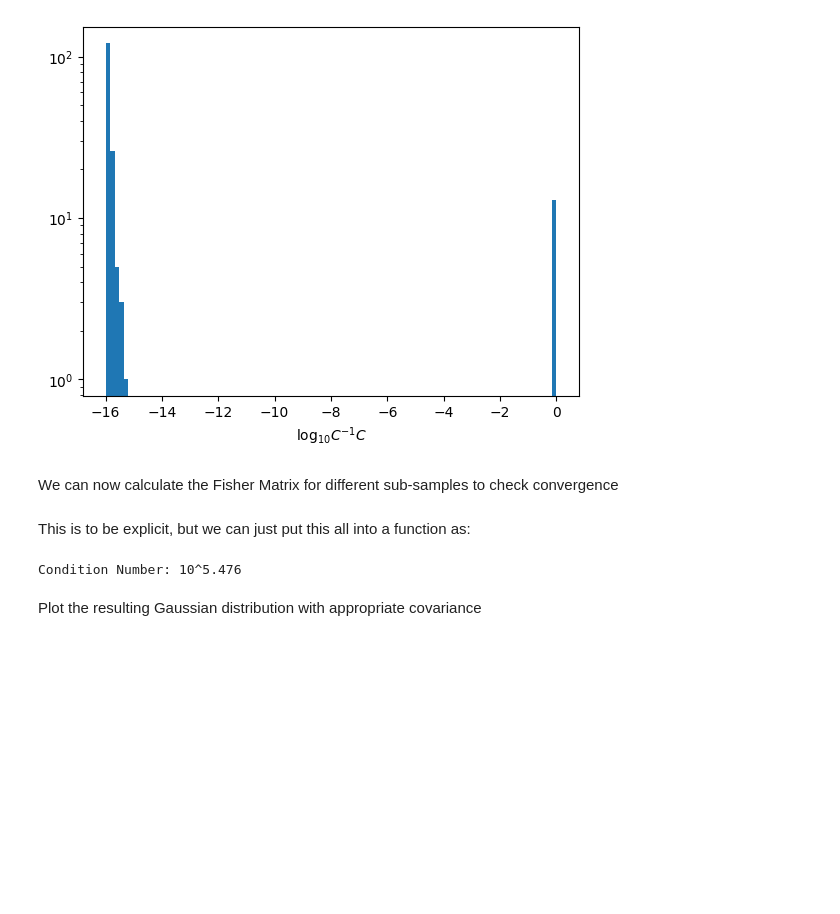
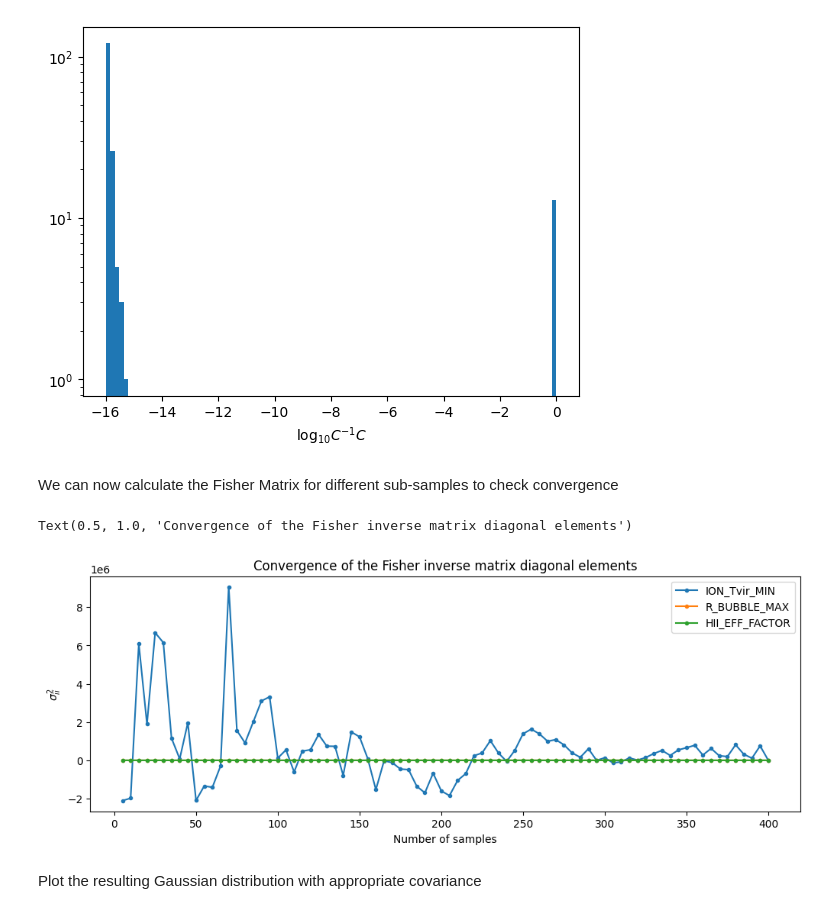
Before and after one commit to sambit-giri/ska_eor_inference, a Jupyter notebook: Fisher_Tutorial_with_noise.ipynb, the cells around one changed output. Drawn from its saved outputs; the diff is of its cells as text; code cells hidden in the pictures; blank space fills up the shorter version.

```diff
--- a/Fisher_Tutorial_with_noise.ipynb
+++ b/Fisher_Tutorial_with_noise.ipynb
@@ -225,5 +223,3 @@ for k, sample_size in enumerate(samples):
         for j in range(nparams):
             PS_Fisher[k, i, j] = np.dot(deriv_sample[i], np.dot(np.linalg.inv(covariance), deriv_sample[j]))
     PS_Fisher_Inv[k] = np.linalg.inv(PS_Fisher[k])
-# %% [markdown]
-This is to be explicit, but we can just put this all into a function as:
@@ -290,8 +226,14 @@ def get_fisher(derivatives, fiducial, nparams):
-# %%
-# Get Fisher Matrix
-PS_Fisher, PS_Fisher_Inv, samples = get_fisher(PS_derivs,PS_fid,nparams)
-# %% [output]
-Condition Number: 10^5.476
+# %%
+plt.figure(figsize=(12, 4))
+for i, param in enumerate(params):
+    plt.plot(samples, [np.diag(PS_Fisher_Inv[k])[i]-np.diag(PS_Fisher_Inv[-1])[i] for k in range(samples.size)], marker='.', label=param)
+plt.legend()
+plt.ylabel(r'$\sigma^2_{ii}$')
+plt.xlabel('Number of samples')
+plt.title('Convergence of the Fisher inverse matrix diagonal elements')
+# %% [output]
+Text(0.5, 1.0, 'Convergence of the Fisher inverse matrix diagonal elements')
+[figure, added]
 # %% [markdown]
 Plot the resulting Gaussian distribution with appropriate covariance
 # %%
```
Also changed, not shown: parts of 9 cells of this notebook, 1 other file.
